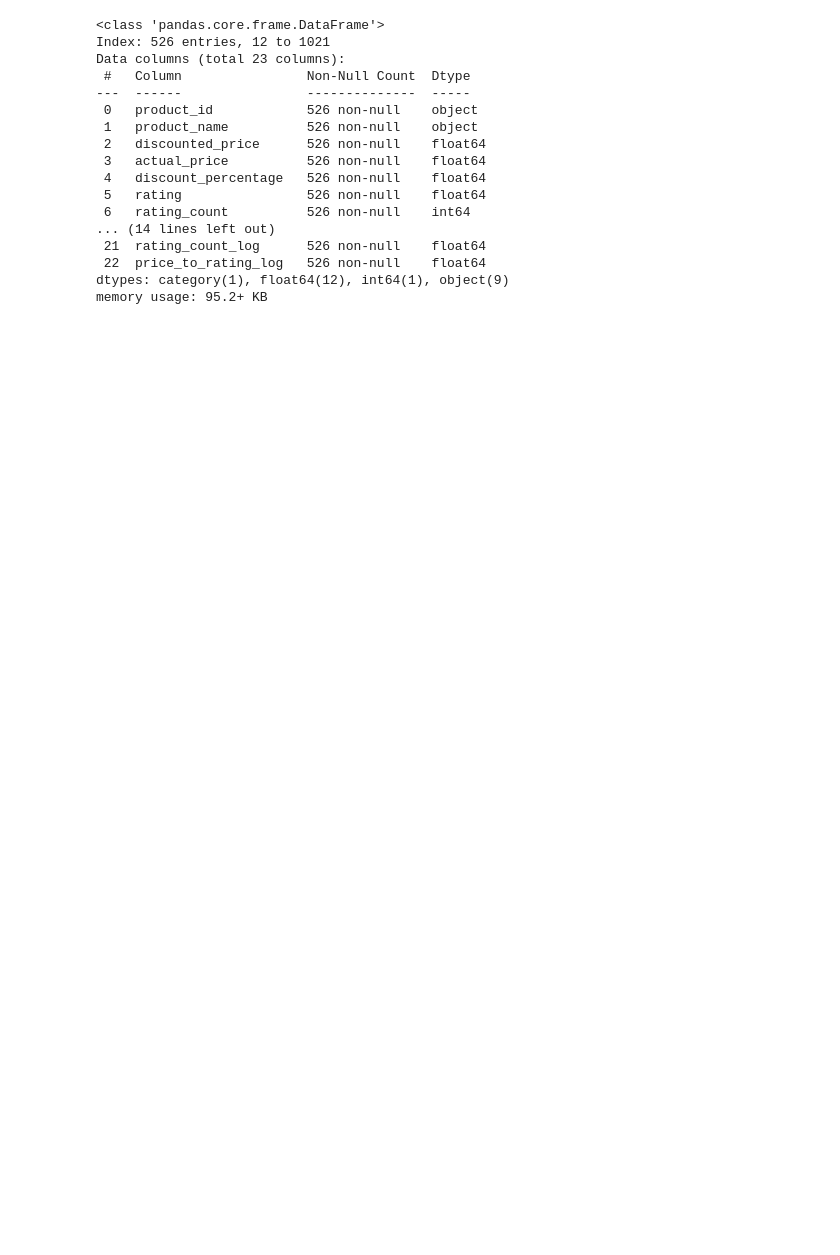
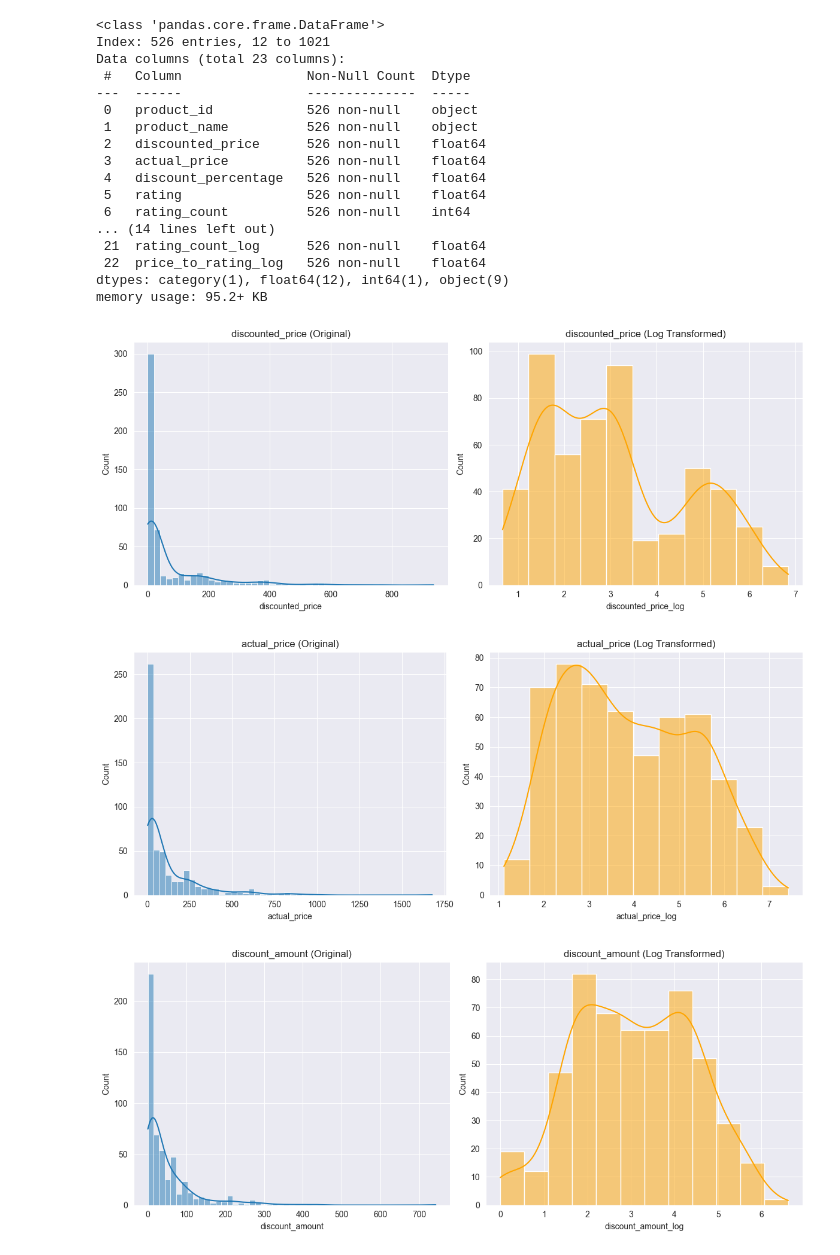
Before and after one commit to anthonyvann/eCommerce-Dataset-Analysis, a Jupyter notebook: EDA.ipynb, the cells around one changed output. Cells and saved outputs as stored; diff of their text form; code cells hidden in the pictures; blank space fills up the shorter version.

```diff
--- a/EDA.ipynb
+++ b/EDA.ipynb
@@ -539,6 +545,8 @@ def log_transform(data: pd.DataFrame, column: [str]):
     data.info()
 # %%
-log_transform(data=data, column=['actual_price', 'discounted_price', 'discount_amount', 'rating_count', 'price_to_rating'])
+# List of columns to transform
+columns_to_transform = ['discounted_price', 'actual_price', 'discount_amount', 'rating_count', 'price_to_rating']
+log_transform(data=data, columns=columns_to_transform)
 # %% [output]
 <class 'pandas.core.frame.DataFrame'>
 Index: 526 entries, 12 to 1021
@@ -558,5 +566,25 @@ Data columns (total 23 columns):
 dtypes: category(1), float64(12), int64(1), object(9)
 memory usage: 95.2+ KB
 # %%
-# Visualization of log transformation on 'discounted_price'
-# sns.displot(data=data, x='discounted_price_log', kde=True)
+# Visualizing the original and transformed distributions
+for col in columns_to_transform:
+    fig, ax = plt.subplots(1, 2, figsize=(12, 5))
+
+    # Original data plot
+    sns.histplot(data[col], kde=True, ax=ax[0])
+    ax[0].set_title(f'{col} (Original)')
+    ax[0].set_xlabel(col)
+    ax[0].set_ylabel('Count')
+
+    # Log-transformed data plot
+    sns.histplot(data[f'{col}_log'], kde=True, ax=ax[1], color='orange')
+    ax[1].set_title(f'{col} (Log Transformed)')
+    ax[1].set_xlabel(f'{col}_log')
+    ax[1].set_ylabel('Count')
+
+    plt.tight_layout()
+    plt.show()
+# %% [output]
+[figure, added]
+[figure, added]
+[figure, added]
```
Also changed, not shown: parts of 7 cells of this notebook.
